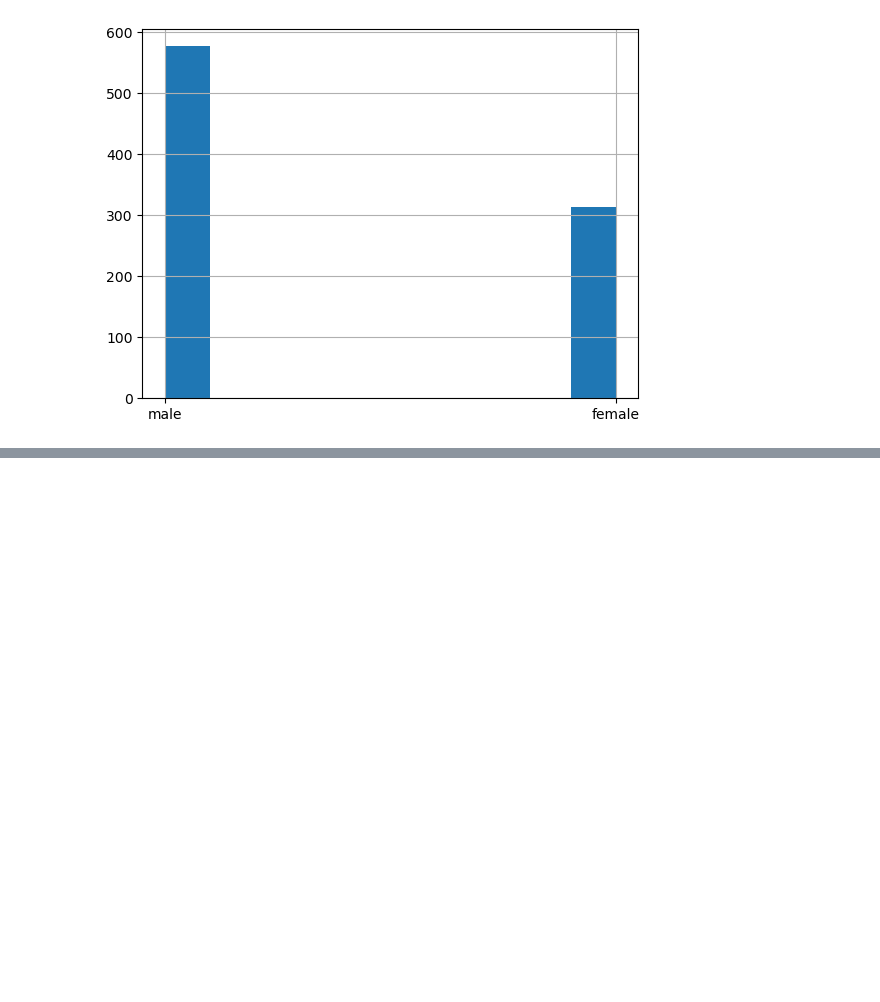
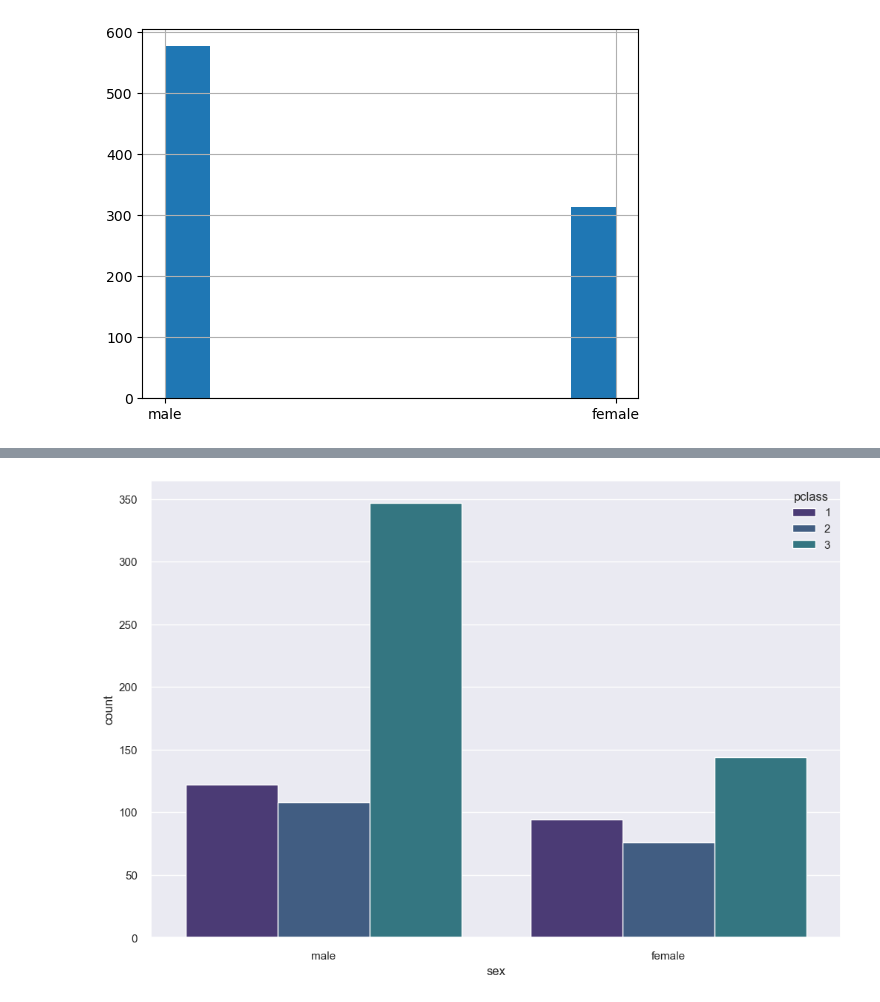
Before and after one commit to Danny-80/Manage-finance-with-Python, a Jupyter notebook: Jupyter_notebooks/Visualization with Matplotlib.ipynb, the cells around one changed output, grey strips where cells are left out. Cells and saved outputs as stored; diff of their text form; code cells hidden in the pictures; blank space fills up the shorter version.

```diff
--- a/Jupyter_notebooks/Visualization with Matplotlib.ipynb
+++ b/Jupyter_notebooks/Visualization with Matplotlib.ipynb
@@ -306,0 +232,7 @@ plt.show()
+# %%
+plt.figure(figsize=(12,8))
+sns.set(font_scale=1, palette = 'viridis')
+sns.countplot(data=titanic, x='sex', hue= 'pclass')
+plt.show()
+# %% [output]
+[figure, added]
```
Also changed, not shown: parts of 48 cells of this notebook.
